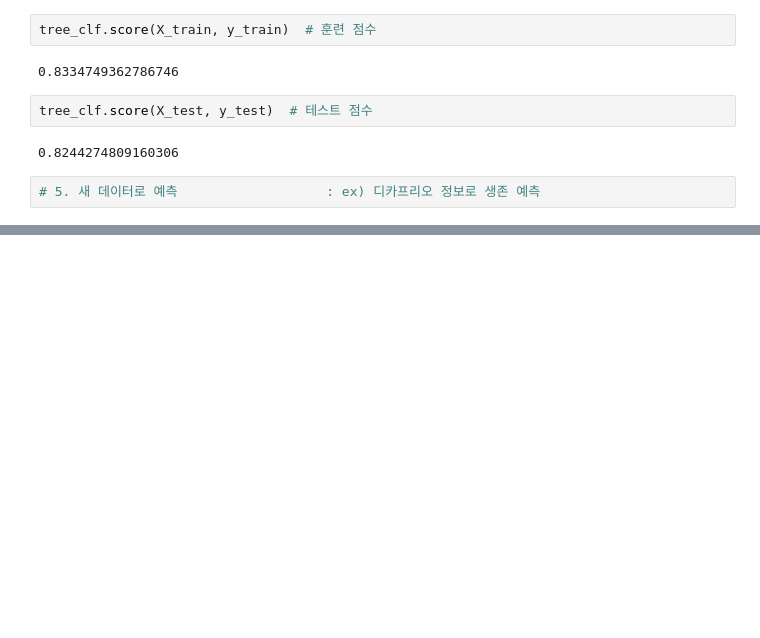
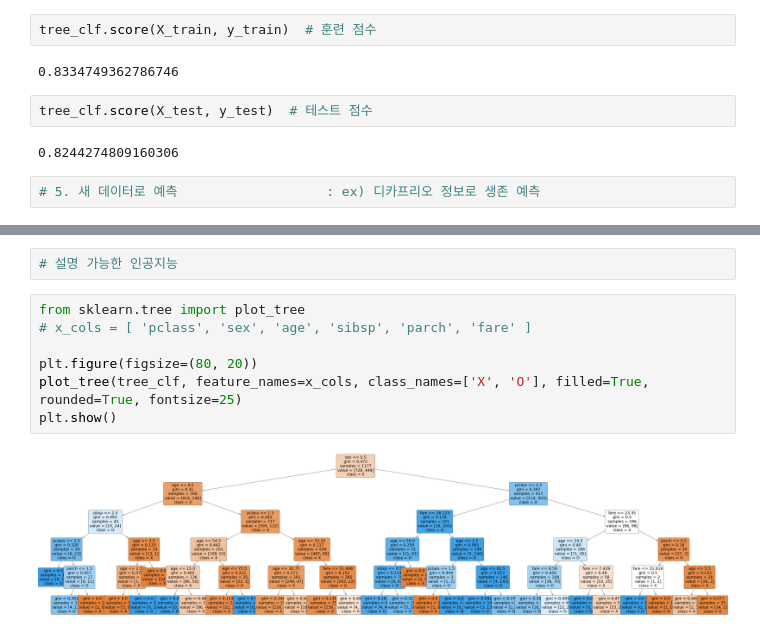
Before and after one commit to alirz-pixel/AI-, a Jupyter notebook: tutorial2 - 타이타닉 호 승객 생존 예측하기.ipynb, the cells around one changed output, grey strips where cells are left out. Saved outputs shown, nothing was run; the diff lists cells and outputs as text; blank space fills up the shorter version.

```diff
--- a/tutorial2 - 타이타닉 호 승객 생존 예측하기.ipynb
+++ b/tutorial2 - 타이타닉 호 승객 생존 예측하기.ipynb
@@ -572,0 +603,11 @@ tree_clf.score(X_test, y_test)  # 테스트 점수
+# %%
+# 설명 가능한 인공지능
+# %%
+from sklearn.tree import plot_tree
+# x_cols = [ 'pclass', 'sex', 'age', 'sibsp', 'parch', 'fare' ]
+
+plt.figure(figsize=(80, 20))
+plot_tree(tree_clf, feature_names=x_cols, class_names=['X', 'O'], filled=True, rounded=True, fontsize=25)
+plt.show()
+# %% [output]
+[figure, added]
```
Also changed, not shown: parts of 3 cells of this notebook.
